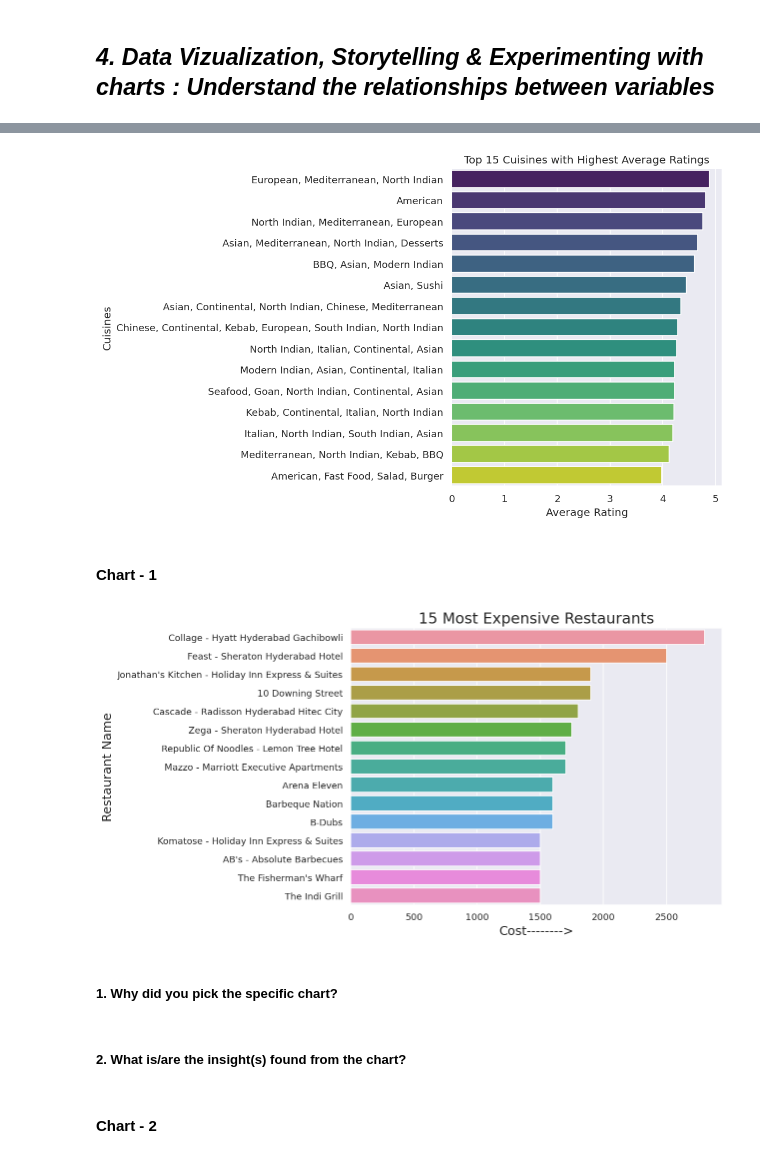
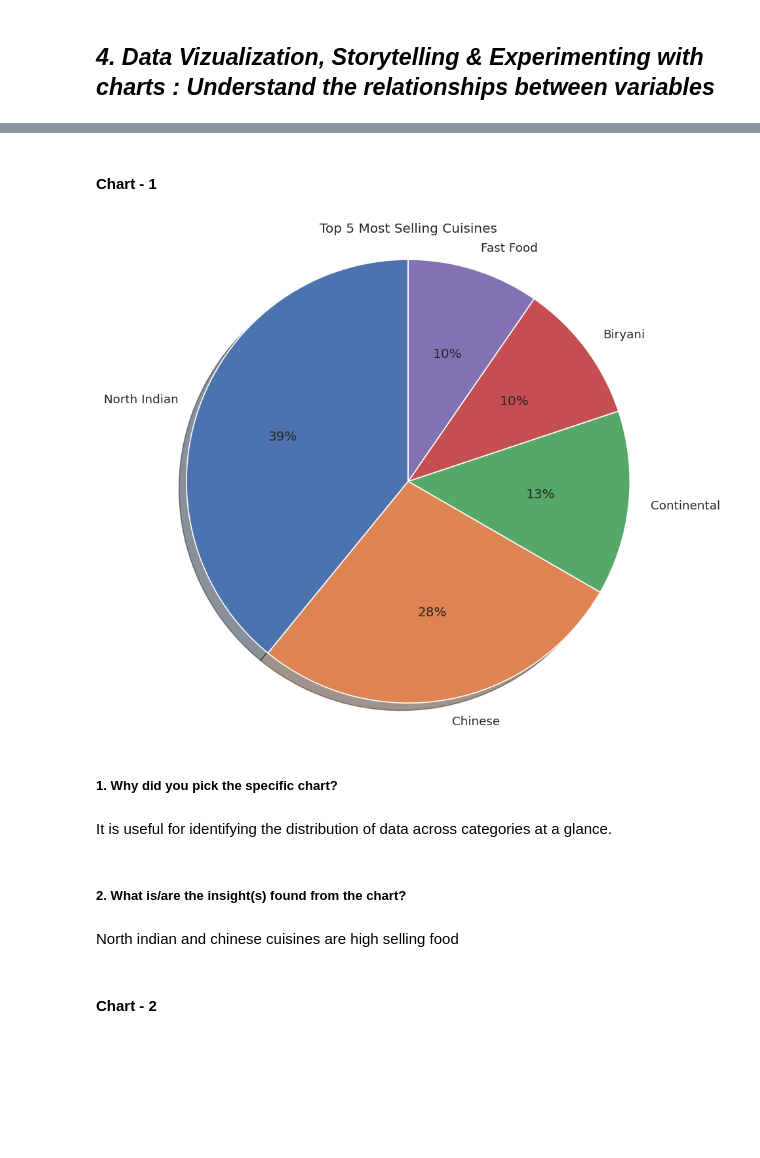
Before and after one commit to KolekarPramod/Zomato-Restaurant-Clustering-And-Sentiment-Analysis, a Jupyter notebook: Zomato_Restaurant_Clustering_And_Sentiment_Analysis.ipynb, the cells around one changed output, grey strips where cells are left out. Cells and saved outputs as stored; diff of their text form; code cells hidden in the pictures; blank space fills up the shorter version.

```diff
--- a/Zomato_Restaurant_Clustering_And_Sentiment_Analysis.ipynb
+++ b/Zomato_Restaurant_Clustering_And_Sentiment_Analysis.ipynb
@@ -373,45 +432,33 @@ plt.show()
-# %%
-# Let's see are there any specific Collections that tend to receive higher rating.
-
-# Merge the two DataFrames based on the common column 'Name' or 'Restaurant'
-merged_df = pd.merge(df1, df2[['Restaurant', 'Rating']], left_on='Name', right_on='Restaurant', how='inner')
-
-# Calculate the average ratings for each cuisine
-average_ratings_by_cuisine = merged_df.groupby('Cuisines')['Rating'].mean().reset_index()
-
-# Sort the average ratings in descending order and select the top 15 cuisines
-top_15_cuisines = average_ratings_by_cuisine.nlargest(15, 'Rating')
-
-# Create the bar plot
-plt.figure(figsize=(10, 6))
-sns.barplot(data=top_15_cuisines, x='Rating', y='Cuisines', palette='viridis')
-plt.xlabel('Average Rating')
-plt.ylabel('Cuisines')
-plt.title('Top 15 Cuisines with Highest Average Ratings')
-
-plt.tight_layout()
-plt.show()
-# %% [output]
-[figure, removed]
 # %% [markdown]
 #### Chart - 1
-# %%
-# Let's check for most expensive Restaurant
-sns.barplot(x='Cost',
-            y="Name",
-            data=df1,
-            order=df1.sort_values('Cost', ascending=False).Name[:15])
-
-plt.title('15 Most Expensive Restaurants', fontsize=18)
-plt.xlabel('Cost-------->', fontsize=15)
-plt.ylabel('Restaurant Name', fontsize=15)
-
-plt.show()
-# %% [output]
-[figure, removed]
+# %%
+# Let's plot a pie chart for the top 5 cuisines
+
+# Data for the pie chart
+top_5_cuisines = {
+    'Cuisine': ['North Indian', 'Chinese', 'Continental', 'Biryani', 'Fast Food'],
+    'Number of Restaurants': [61, 43, 21, 16, 15]
+}
+
+# Create the pie chart
+plt.figure(figsize=(8, 8))
+plt.pie(top_5_cuisines['Number of Restaurants'], labels=top_5_cuisines['Cuisine'], autopct='%.0f%%', startangle=90, shadow=True)
+
+# Set title and aspect ratio
+plt.title('Top 5 Most Selling Cuisines')
+plt.axis('equal')
+
+# Show the pie chart
+plt.show()
+# %% [output]
+[figure, added]
 # %% [markdown]
 ##### 1. Why did you pick the specific chart?
+# %% [markdown]
+It is useful for identifying the distribution of data across categories at a glance.
 # %% [markdown]
 ##### 2. What is/are the insight(s) found from the chart?
+# %% [markdown]
+North indian and chinese cuisines are high selling food
 # %% [markdown]
 #### Chart - 2
```
Also changed, not shown: parts of 227 cells of this notebook.
